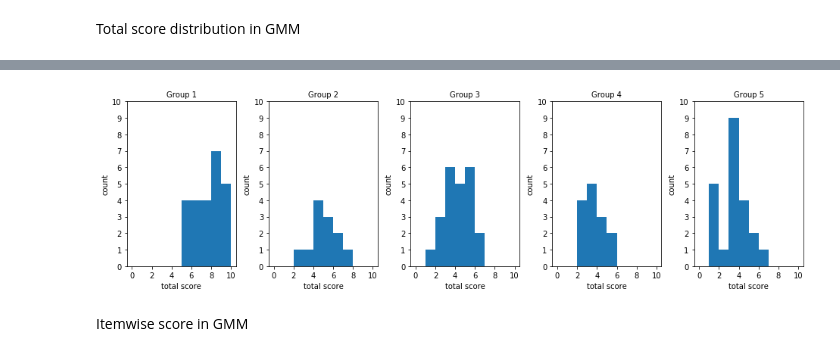
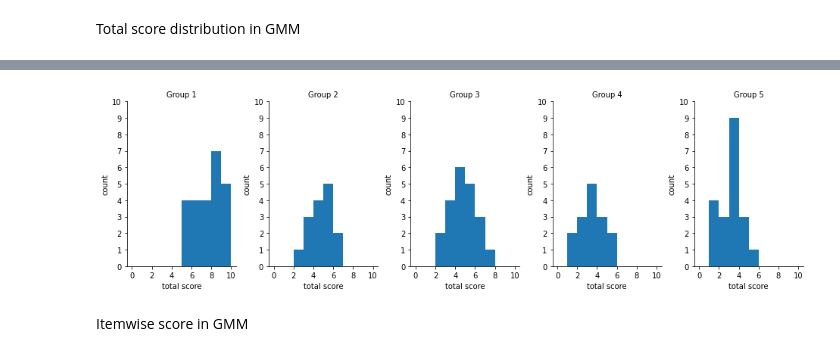
Before and after one commit to Jangwonjin/Learning_achievement_analysis, a Jupyter notebook: maincode_GMM-PCA.ipynb, the cells around one changed output, grey strips where cells are left out. Cells and saved outputs as stored; diff of their text form; code cells hidden in the pictures.

```diff
--- a/maincode_GMM-PCA.ipynb
+++ b/maincode_GMM-PCA.ipynb
@@ -28,2 +43,0 @@ PCA
-# %%
-fit_pca = PCA(n_components=7, random_state=0).fit_transform(data_standardized)
@@ -29,0 +78,10 @@ fit_pca = PCA(n_components=7, random_state=0).fit_transform(data_standardized)
+# %%
+if param['standardize'] == 'z':
+    # standardize
+    processed_data = (response_data - np.mean(response_data, axis=0)) / np.std(response_data, axis=0)
+elif param['standardize'] == 'centering':
+    processed_data = response_data - 0.5
+elif param['standardize'] == 'none':
+    processed_data = response_data
+
+np.std(processed_data, axis=0)
@@ -29,0 +92,14 @@ fit_pca = PCA(n_components=7, random_state=0).fit_transform(data_standardized)
+# %%
+if param['dim_reduction'] == 'pca':
+    fit_pca = PCA(n_components=7, random_state=0).fit_transform(processed_data)
+elif param['dim_reduction'] == 'rpca':
+    robust_covariance_mat = make_robust_covariance_mat(processed_data, centered = True)
+    eig_values, eig_vectors = make_eig_values_and_vectors(robust_covariance_mat)
+    sorted_eig_values, sorted_eig_vectors = sort_eigen_pair(eig_values, eig_vectors)
+
+    plt.plot(sorted_eig_values)
+
+    fit_pca = project(processed_data, sorted_eig_vectors)[:,0:7]
+else:
+    fit_pca = processed_data
+    print('no dimension reduction')
@@ -46,7 +121,7 @@ GaussianMixture(covariance_type='full', init_params='kmeans', max_iter=100,
 # %%
 gmm_labels = gmm.predict(fit_pca)
 # %%
-sorted_index = np.argsort([np.mean(np.mean(data_standardized[gmm_labels == i] ,axis=0)) for i in range(num_components)])[::-1]
+sorted_index = np.argsort([np.mean(np.mean(processed_data[gmm_labels == i] ,axis=0)) for i in range(num_components)])[::-1]
 # %%
 df_gmm = pd.DataFrame(fit_pca)
 df_gmm['cluster_gmm'] = sort_categories_by_mean(gmm_labels, sorted_index)
@@ -62,17 +137,21 @@ data['cluster_index'] = df_gmm['cluster_gmm']
 # %%
 plt.figure(figsize=(16,4))
 bins = np.linspace(0,10,11)
 for i in range(num_components):
     plt.subplot(1,num_components,i+1)
     plt.subplots_adjust(wspace=0.3)
     plt.title('Group ' + str(i+1), fontsize=10)
     plt.xlabel('total score')
     plt.ylabel('count', fontsize=10)
     plt.hist(np.sum(response_data[df_gmm['cluster_gmm'] == i+1], axis = 1), bins = bins)
     plt.xticks(np.arange(0,11,2))
     plt.yticks(np.arange(0,11,1))
+
+    ax = plt.gca()
+    ax.spines['top'].set_visible(False)
+    ax.spines['right'].set_visible(False)
 # %% [output]
-[figure, old version]
+[figure, new version]
 # %% [markdown]
 Itemwise score in GMM
 # %%
```
Also changed, not shown: parts of 23 cells of this notebook.
